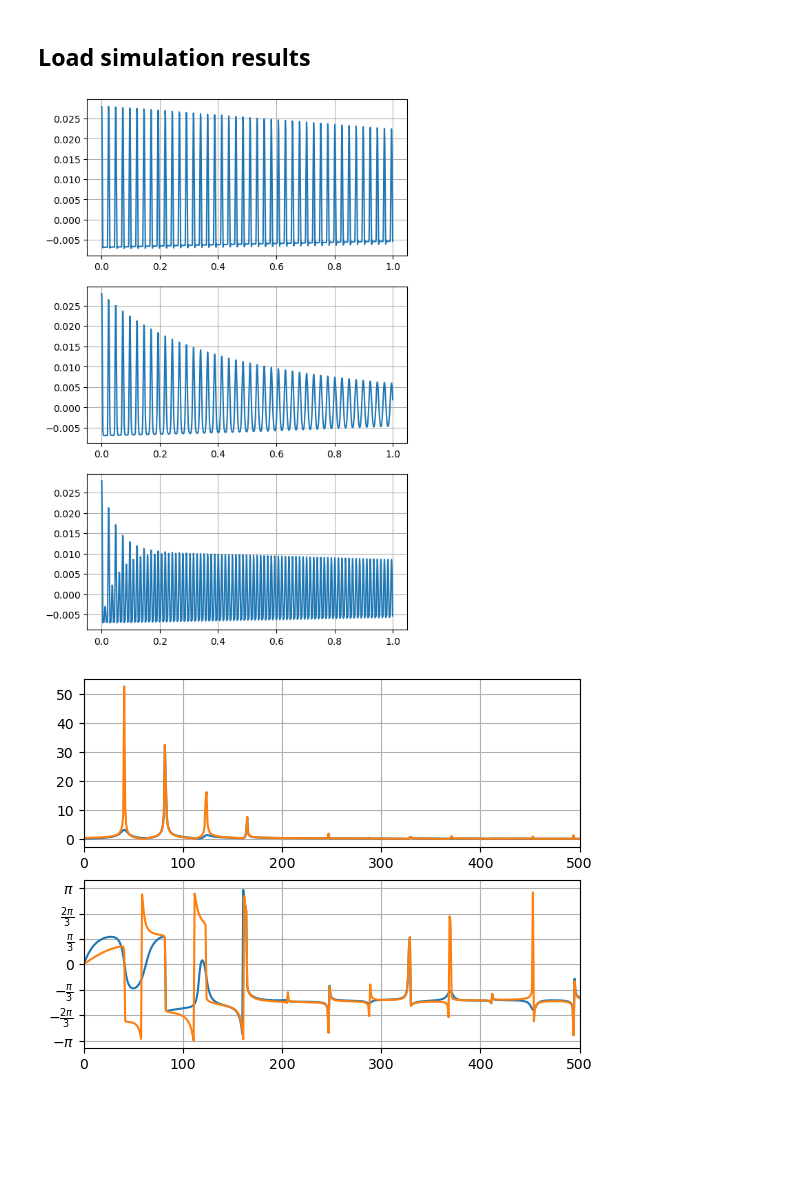
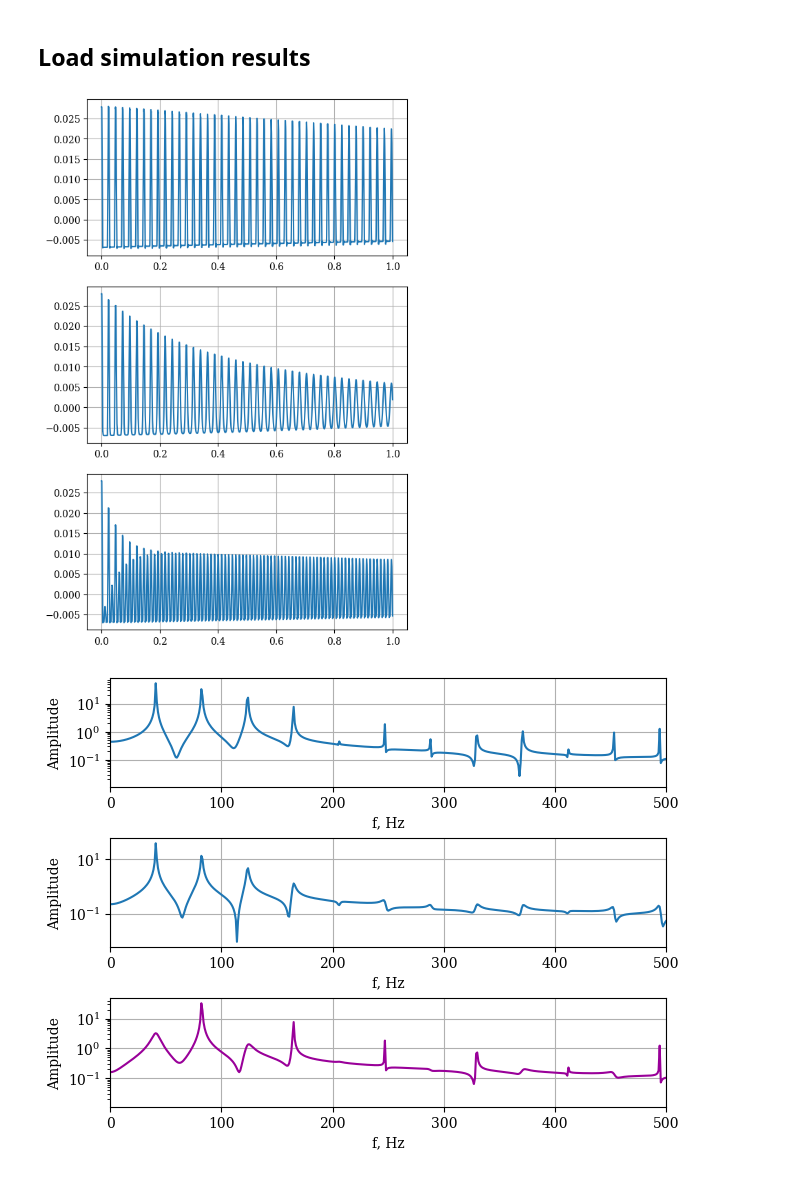
Before and after one commit to ELFREELAND/string_instrument, a Jupyter notebook: analysis.ipynb, the cells around one changed output. Drawn from its saved outputs; the diff is of its cells as text; code cells hidden in the pictures; blank space fills up the shorter version.

Commit message:
split notebooks + animations
split into simulation and analysis notebooks, file saving, ignoring .dat, moved some explanation out of readme, added animations in .py file

```diff
--- a/analysis.ipynb
+++ b/analysis.ipynb
@@ -8,6 +8,10 @@ import scipy as sp
 
 import time
 import pickle
+# %%
+#set serif font
+plt.rcParams["font.family"]="serif"
+plt.rcParams["mathtext.fontset"]="dejavuserif"
 # %% [markdown]
 ## Load simulation results
 # %%
@@ -29,23 +33,28 @@ ax3.plot(s_harm["t"], s_harm["y"][400,:])
 for a in (ax1, ax2, ax3):
     a.grid(True)
 # %% [output]
-[figure, old version]
+[figure, new version]
 # %%
-f, (ax1, ax2) = plt.subplots(nrows=2)
+f, (ax1, ax2, ax3) = plt.subplots(nrows=3, layout="constrained")
 
-ft=sp.fft.fft(s_harm["y"][400,:])
-ft2=sp.fft.fft(s_open["y"][400,:])
+ft=sp.fft.fft(s_open["y"][400,:])
+ft2=sp.fft.fft(s_palm["y"][400,:])
+ft3=sp.fft.fft(s_harm["y"][400,:])
 
-ax1.plot(np.absolute(ft))
-ax1.plot(np.absolute(ft2))
-ax2.plot(np.angle(ft))
-ax2.plot(np.angle(ft2))
+ax1.semilogy(np.absolute(ft))
+ax2.semilogy(np.absolute(ft2))
+ax3.semilogy(np.absolute(ft3))
+
 ax1.set_xlim(left=0, right=500)
 ax2.set_xlim(left=0, right=500)
+ax3.set_xlim(left=0, right=500)
 
-ax2.set_yticks(np.pi*np.array([-1, -0.66, -0.33, 0, 0.33, 0.66, 1]), [r"$-\pi$", r"$-\frac{2\pi}{3}$", r"$-\frac{\pi}{3}$", "0", r"$\frac{\pi}{3}$", r"$\frac{2\pi}{3}$", r"$\pi$"])
+for a in (ax1, ax2, ax3):
+    a.grid(True)
+    #because the simulation duration is 1 second, frequencies are in units of Hz
+    a.set_xlabel("f, Hz")
+    a.set_ylabel("Amplitude")
 
-ax1.grid(True)
-ax2.grid(True)
+plt.savefig("ftt.png", dpi=500)
 # %% [output]
-[figure, old version]
+[figure, new version]
```
Also changed, not shown: 3 other files.
